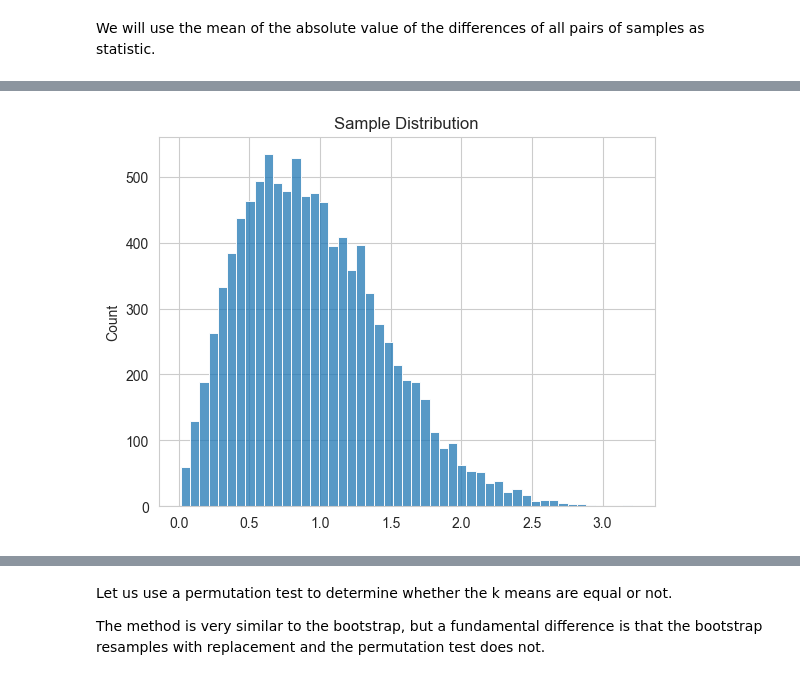
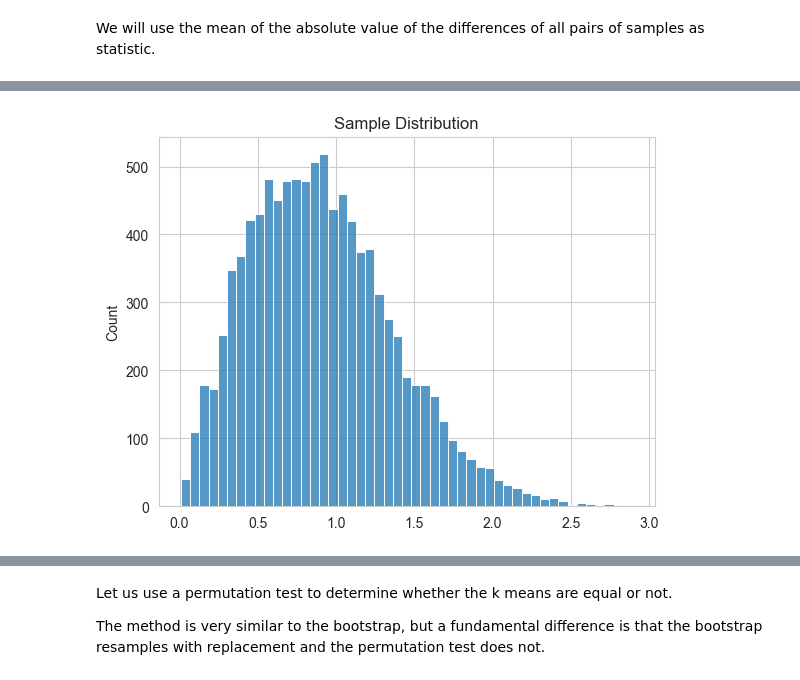
Before and after one commit to Goliath-Research/Computational-Statistics, a Jupyter notebook: 04-Inferential Statistics/10-Resampling-ANOVA.ipynb, the cells around one changed output, grey strips where cells are left out. Cells and saved outputs as stored; diff of their text form; code cells hidden in the pictures.

```diff
--- a/04-Inferential Statistics/10-Resampling-ANOVA.ipynb
+++ b/04-Inferential Statistics/10-Resampling-ANOVA.ipynb
@@ -216,0 +233,7 @@ Test statistic = 0.49
+# %%
+# Generating samples with index
+index = np.arange(0, len(test1))
+print(index.min(), index.max())
+df_t = generate_samples(index, num_samples=10000)
+print(df_t.shape)
+df_t.head()
@@ -216,0 +250,7 @@ Test statistic = 0.49
+# %%
+df_t1 = pd.DataFrame(test1[df_t.values], columns=df_t.columns)
+df_t2 = pd.DataFrame(test2[df_t.values], columns=df_t.columns)
+df_t3 = pd.DataFrame(test3[df_t.values], columns=df_t.columns)
+
+print(df_t1.shape)
+df_t1.head()
@@ -217,8 +266,9 @@ Test statistic = 0.49
 # %%
 # Computing the sample distribution of the statistic
-sample_distribution_bootR = (np.abs(df_1.mean() - df_2.mean()).values +
-                             np.abs(df_1.mean() - df_3.mean()).values +
-                             np.abs(df_2.mean() - df_3.mean()).values) / 3
+sample_distribution_bootR = (np.abs(df_t1.mean() - df_t2.mean()).values +
+                             np.abs(df_t1.mean() - df_t3.mean()).values +
+                             np.abs(df_t2.mean() - df_t3.mean()).values) / 3
+
 sns.histplot(x=sample_distribution_bootR).set(title='Sample Distribution');
 # %% [output]
-[figure, old version]
+[figure, new version]
```
Also changed, not shown: parts of 29 cells of this notebook.
